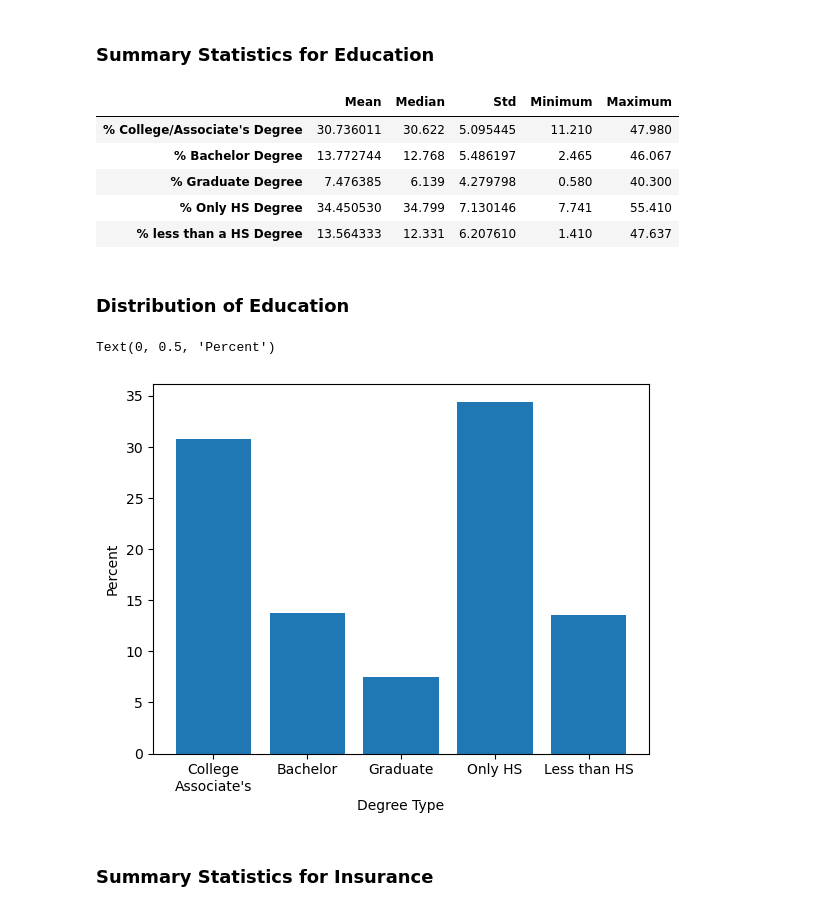
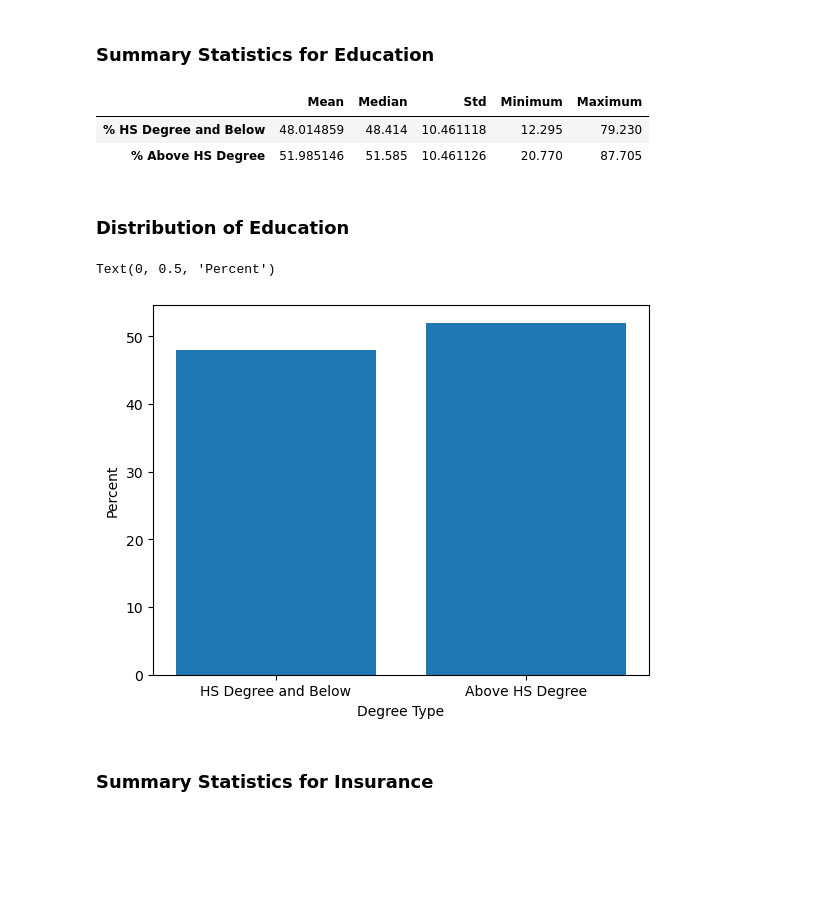
Before and after one commit to ArminaCA/Project-Cardiovascular-disease-mortality, a Jupyter notebook: Cardiovascular_Determinants_cleaned_L.ipynb, the cells around one changed output. Saved outputs shown, nothing was run; the diff lists cells and outputs as text; code cells hidden in the pictures; blank space fills up the shorter version.

```diff
--- a/Cardiovascular_Determinants_cleaned_L.ipynb
+++ b/Cardiovascular_Determinants_cleaned_L.ipynb
@@ -8,8 +8,8 @@ import numpy as np
 import scipy.stats as st
 
 # Resource files
-CD_data_path = "Cardiovascular_Disease_Data.csv"
-census_data_path = "2018_Census_Data.csv"
+CD_data_path = "Resources/Cardiovascular_Disease_Data.csv"
+census_data_path = "Resources/2018_Census_Data.csv"
 
 # Read the Cardiovascular Disease data and Census data
 CD_data = pd.read_csv(CD_data_path, low_memory=False)
@@ -116,13 +116,23 @@ census_data.columns = ["State",
                        "% Medicare Only",
                        "% Private Insurance Only",
                        "% Uninsured"] # Renaming columns
+
 census_data["County, State"] = census_data["County"] + ", " + census_data["State"].replace(us_state_to_abbrev) # Create a column that will be used to merge with other dataset
+census_data["% HS Degree and Below"] = census_data["% Only HS Degree"] + census_data["% less than a HS Degree"]
+census_data["% Above HS Degree"] = census_data["% College/Associate's Degree"] + census_data["% Bachelor Degree"] + census_data["% Graduate Degree"]
 census_data = round(census_data.groupby("County, State").mean(), 3) # Average rows with same counties
 
+census_data = census_data[["County Median Income",
+                           "% HS Degree and Below",
+                           "% Above HS Degree",
+                           "% Medicare Only",
+                           "% Private Insurance Only",
+                           "% Uninsured"]]
+
 df = pd.merge(CD_data, census_data, how = "left", left_on = "County, State", right_index = True).dropna(axis=0) # Merging cardiovascular data and census data
-df_state_income = df.groupby("State")["County Median Income"].mean().rename("State Average Median Income") # Finding median income by state
+df_state_income = df.groupby("State")["County Median Income"].mean().rename("State Average Income") # Finding median income by state
 df = pd.merge(df, df_state_income, how = "left", left_on = "State", right_index = True) # Adding column to main dataframe
-df
+df.head()
 # %% [output]
 |  | Year | County, State | State | Disease Type | Mortality per 100k | Age Group | County Median Income | ... |
 | 21 | 2018 | Autauga County, AL | AL | Stroke | 23.5 | Ages 35-64 years | 55499.25 | ... |
@@ -285,31 +272,25 @@ stats = ['mean',
          'max'
         ]
 
-df_stats = df[["% College/Associate's Degree",
-               "% Bachelor Degree",
-               "% Graduate Degree",
-               "% Only HS Degree",
-               "% less than a HS Degree"
+df_stats = df[["% HS Degree and Below",
+               "% Above HS Degree"
               ]].agg(func=stats).transpose() # Generating stats dataframe
 df_stats.columns = ["Mean", "Median", "Std", "Minimum", "Maximum"] # Renaming columns
 df_stats
 # %% [output]
 |  | Mean | Median | Std | Minimum | Maximum |
-| % College/Associate's Degree | 30.736011 | 30.622 | 5.095445 | 11.210 | 47.980 |
-| % Bachelor Degree | 13.772744 | 12.768 | 5.486197 | 2.465 | 46.067 |
-| % Graduate Degree | 7.476385 | 6.139 | 4.279798 | 0.580 | 40.300 |
-| % Only HS Degree | 34.450530 | 34.799 | 7.130146 | 7.741 | 55.410 |
-| % less than a HS Degree | 13.564333 | 12.331 | 6.207610 | 1.410 | 47.637 |
+| % HS Degree and Below | 48.014859 | 48.414 | 10.461118 | 12.295 | 79.230 |
+| % Above HS Degree | 51.985146 | 51.585 | 10.461126 | 20.770 | 87.705 |
 # %% [markdown]
 ### Distribution of Education
 # %%
 plt.bar(df_stats.index, df_stats["Mean"])
-plt.xticks([0, 1, 2, 3, 4], ["College\nAssociate's", "Bachelor", "Graduate", "Only HS", "Less than HS"])
+plt.xticks([0, 1], ["HS Degree and Below", "Above HS Degree"])
 plt.xlabel("Degree Type")
 plt.ylabel("Percent")
 # %% [output]
 Text(0, 0.5, 'Percent')
-[figure, old version]
+[figure, new version]
 # %% [markdown]
 ### Summary Statistics for Insurance
 # %%
```
Also changed, not shown: parts of 34 cells of this notebook.
